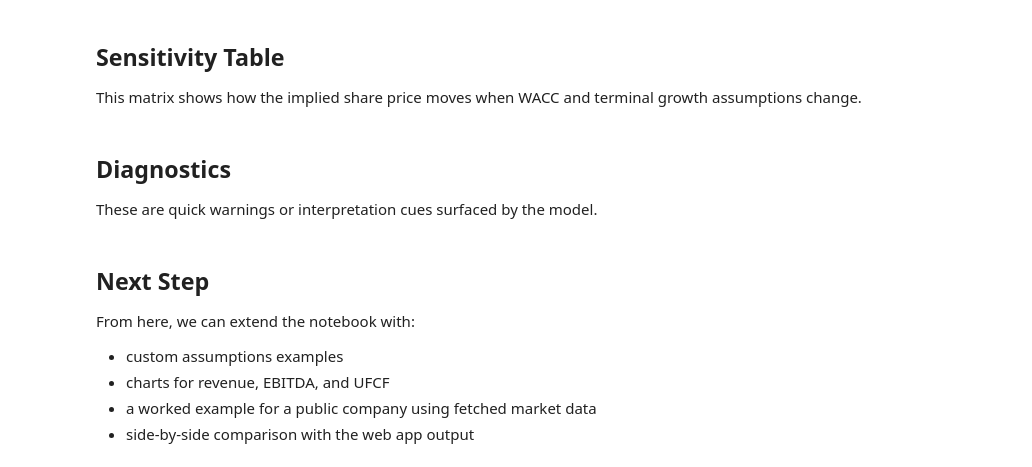
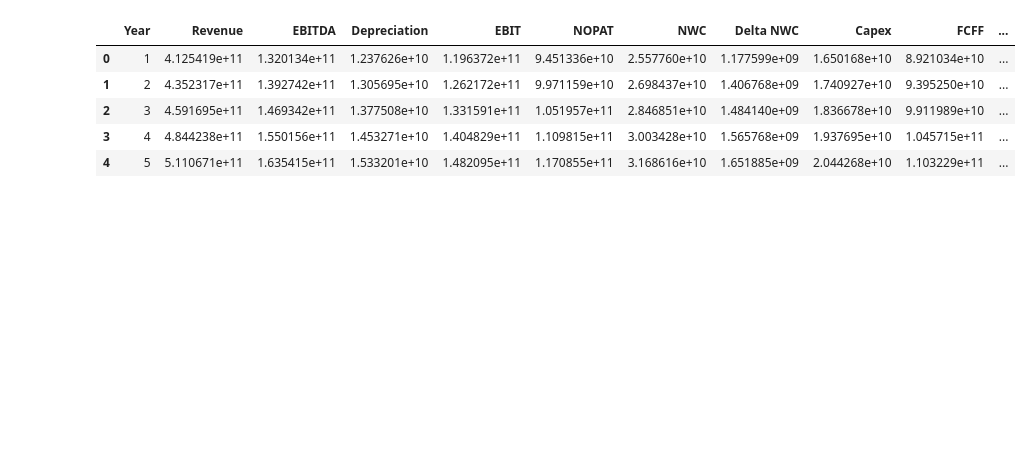
Before and after one commit to kapurohi/dcf-model, a Jupyter notebook: python_model/dcf_model.ipynb, the cells around one changed output. Cells and saved outputs as stored; diff of their text form; code cells hidden in the pictures; blank space fills up the shorter version.

```diff
--- a/python_model/dcf_model.ipynb
+++ b/python_model/dcf_model.ipynb
@@ -84,4 +382,0 @@ bridge_df
-# %% [markdown]
-## Sensitivity Table
-
-This matrix shows how the implied share price moves when WACC and terminal growth assumptions change.
@@ -90,4 +382,0 @@ sensitivity_df
-# %% [markdown]
-## Diagnostics
-
-These are quick warnings or interpretation cues surfaced by the model.
@@ -96,9 +383,21 @@ pd.DataFrame({"Diagnostics": diagnostics})
-# %% [markdown]
-## Next Step
-
-From here, we can extend the notebook with:
-
-- custom assumptions examples
-- charts for revenue, EBITDA, and UFCF
-- a worked example for a public company using fetched market data
-- side-by-side comparison with the web app output
+# %%
+forecast_df[[
+    "Year",
+    "Revenue",
+    "EBITDA",
+    "Depreciation",
+    "EBIT",
+    "NOPAT",
+    "NWC",
+    "Delta NWC",
+    "Capex",
+    "FCFF",
+    "PV of FCFF",
+]]
+# %% [output]
+|  | Year | Revenue | EBITDA | Depreciation | EBIT | NOPAT | NWC | Delta NWC | Capex | FCFF | ... |
+| 0 | 1 | 4.125419e+11 | 1.320134e+11 | 1.237626e+10 | 1.196372e+11 | 9.451336e+10 | 2.557760e+10 | 1.177599e+09 | 1.650168e+10 | 8.921034e+10 | ... |
+| 1 | 2 | 4.352317e+11 | 1.392742e+11 | 1.305695e+10 | 1.262172e+11 | 9.971159e+10 | 2.698437e+10 | 1.406768e+09 | 1.740927e+10 | 9.395250e+10 | ... |
+| 2 | 3 | 4.591695e+11 | 1.469342e+11 | 1.377508e+10 | 1.331591e+11 | 1.051957e+11 | 2.846851e+10 | 1.484140e+09 | 1.836678e+10 | 9.911989e+10 | ... |
+| 3 | 4 | 4.844238e+11 | 1.550156e+11 | 1.453271e+10 | 1.404829e+11 | 1.109815e+11 | 3.003428e+10 | 1.565768e+09 | 1.937695e+10 | 1.045715e+11 | ... |
+| 4 | 5 | 5.110671e+11 | 1.635415e+11 | 1.533201e+10 | 1.482095e+11 | 1.170855e+11 | 3.168616e+10 | 1.651885e+09 | 2.044268e+10 | 1.103229e+11 | ... |
```
Also changed, not shown: parts of 34 cells of this notebook, 1 other file.
